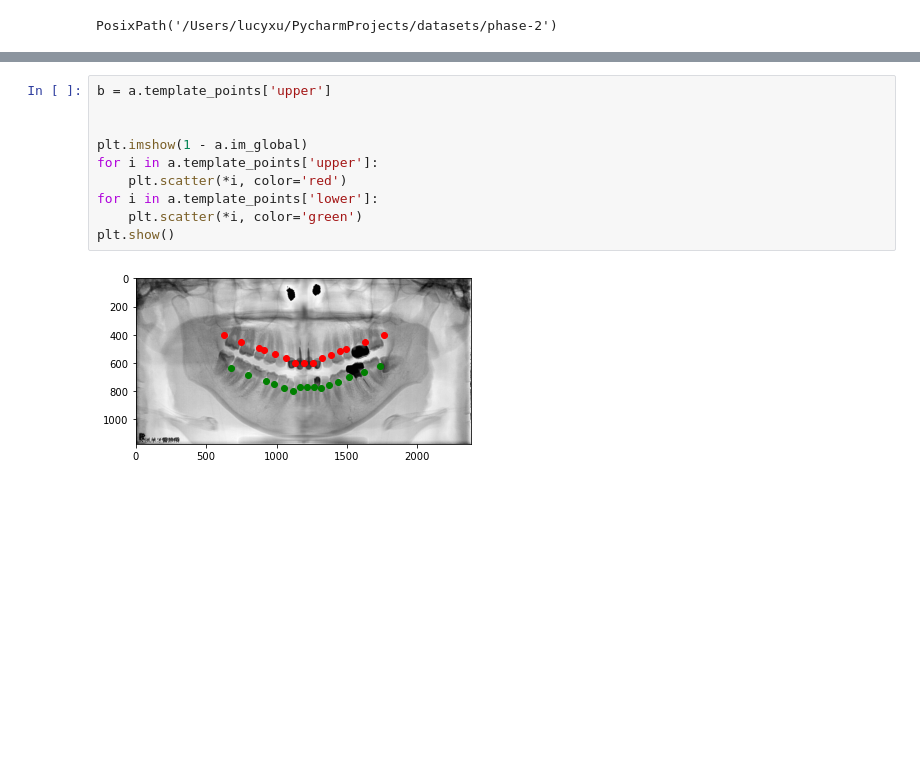
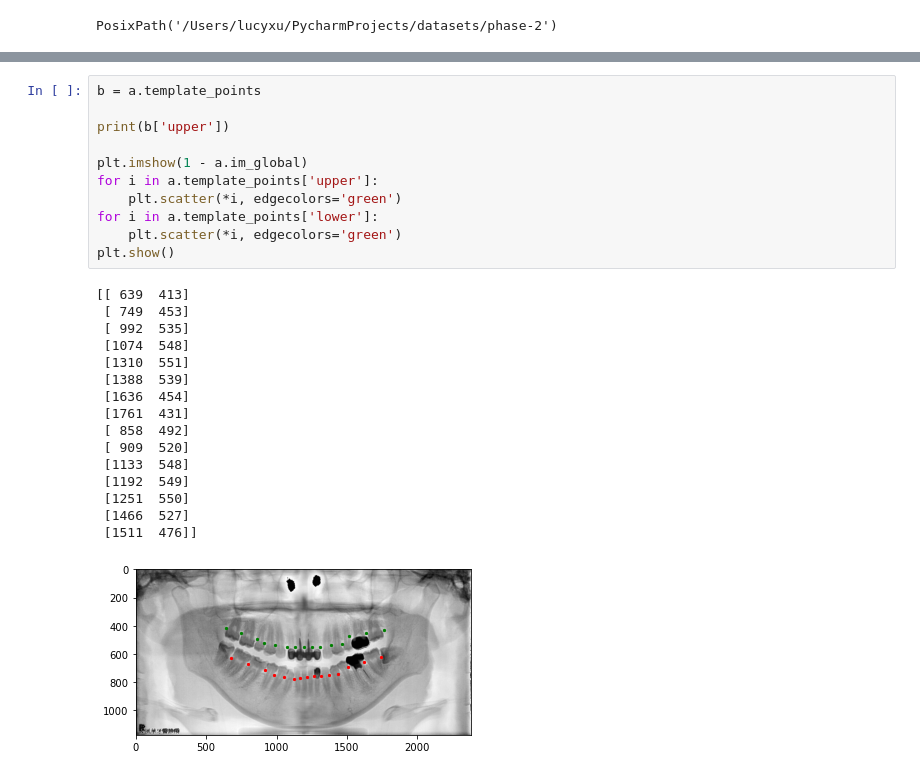
Before and after one commit to alan8365/dentist-CV, a Jupyter notebook: edge/class_test.ipynb, the cells around one changed output, grey strips where cells are left out. Saved outputs shown, nothing was run; the diff lists cells and outputs as text; blank space fills up the shorter version.

```diff
--- a/edge/class_test.ipynb
+++ b/edge/class_test.ipynb
@@ -282,12 +434,28 @@ a.find_gap_in_roi()
 # %%
-b = a.template_points['upper']
+b = a.template_points
 
+print(b['upper'])
 
 plt.imshow(1 - a.im_global)
 for i in a.template_points['upper']:
-    plt.scatter(*i, color='red')
+    plt.scatter(*i, edgecolors='green')
 for i in a.template_points['lower']:
-    plt.scatter(*i, color='green')
+    plt.scatter(*i, edgecolors='green')
 plt.show()
 # %% [output]
+[[ 639  413]
+ [ 749  453]
+ [ 992  535]
+ [1074  548]
+ [1310  551]
+ [1388  539]
+ [1636  454]
+ [1761  431]
+ [ 858  492]
+ [ 909  520]
+ [1133  548]
+ [1192  549]
+ [1251  550]
+ [1466  527]
+ [1511  476]]
-[figure, old version]
+[figure, new version]
```
Also changed, not shown: parts of 4 cells of this notebook.
